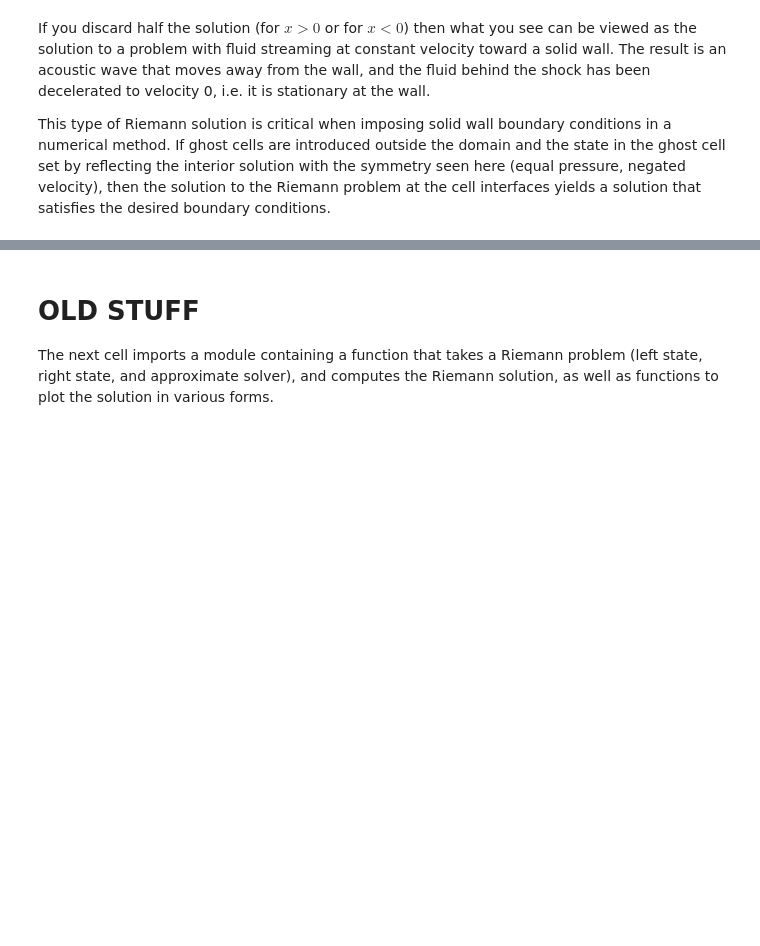
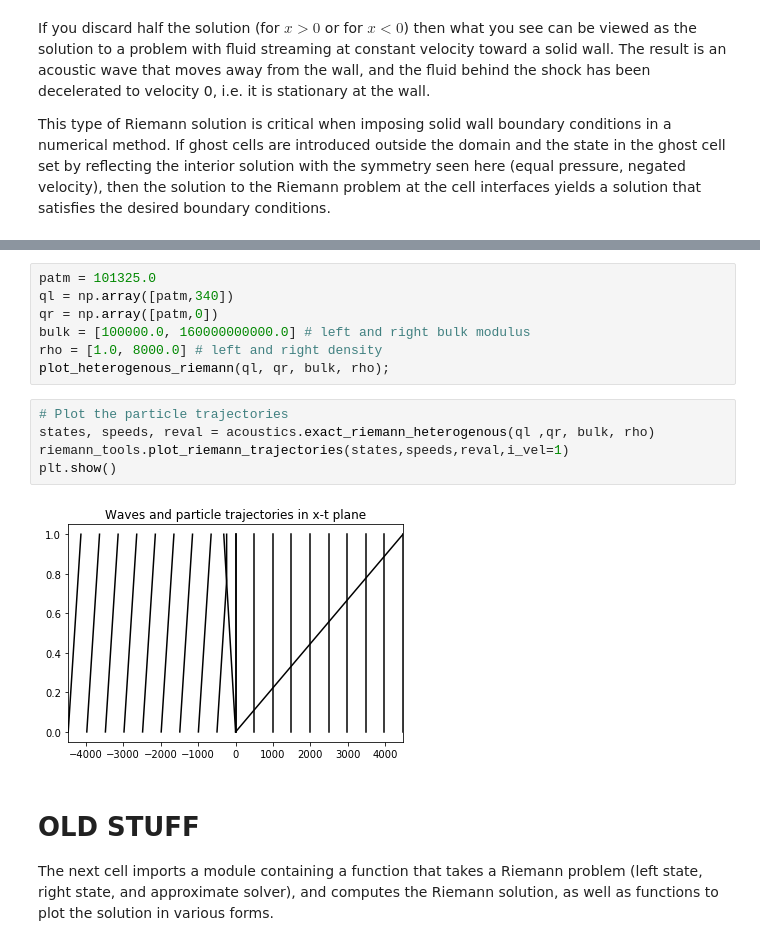
Before and after one commit to clawpack/riemann_book, a Jupyter notebook: Acoustics.ipynb, the cells around one changed output, grey strips where cells are left out. Saved outputs shown, nothing was run; the diff lists cells and outputs as text; blank space fills up the shorter version.

Commit message:
Added section on heterogenous solver

```diff
--- a/Acoustics.ipynb
+++ b/Acoustics.ipynb
@@ -183,3 +227,17 @@ This type of Riemann solution is critical when imposing solid wall boundary cond
+# %%
+patm = 101325.0
+ql = np.array([patm,340])
+qr = np.array([patm,0])
+bulk = [100000.0, 160000000000.0] # left and right bulk modulus
+rho = [1.0, 8000.0] # left and right density
+plot_heterogenous_riemann(ql, qr, bulk, rho);
+# %%
+# Plot the particle trajectories
+states, speeds, reval = acoustics.exact_riemann_heterogenous(ql ,qr, bulk, rho)
+riemann_tools.plot_riemann_trajectories(states,speeds,reval,i_vel=1)
+plt.show()
+# %% [output]
+[figure, added]
 # %% [markdown]
 # OLD STUFF
 The next cell imports a module containing a function that takes a Riemann problem (left state, right state, and approximate solver), and computes the Riemann solution, as well as functions to plot the solution in various forms.
```
Also changed, not shown: parts of 10 cells of this notebook.
